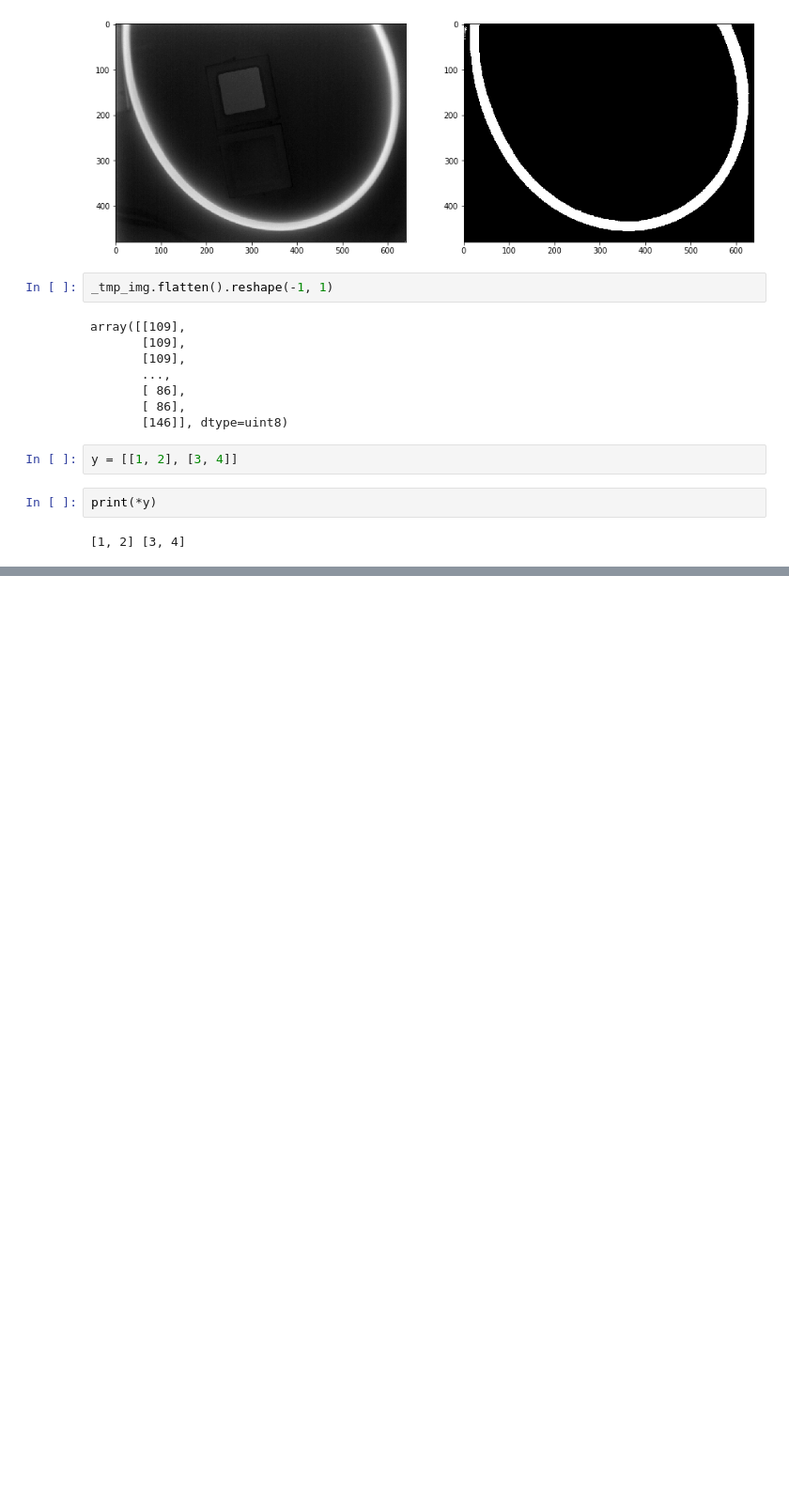
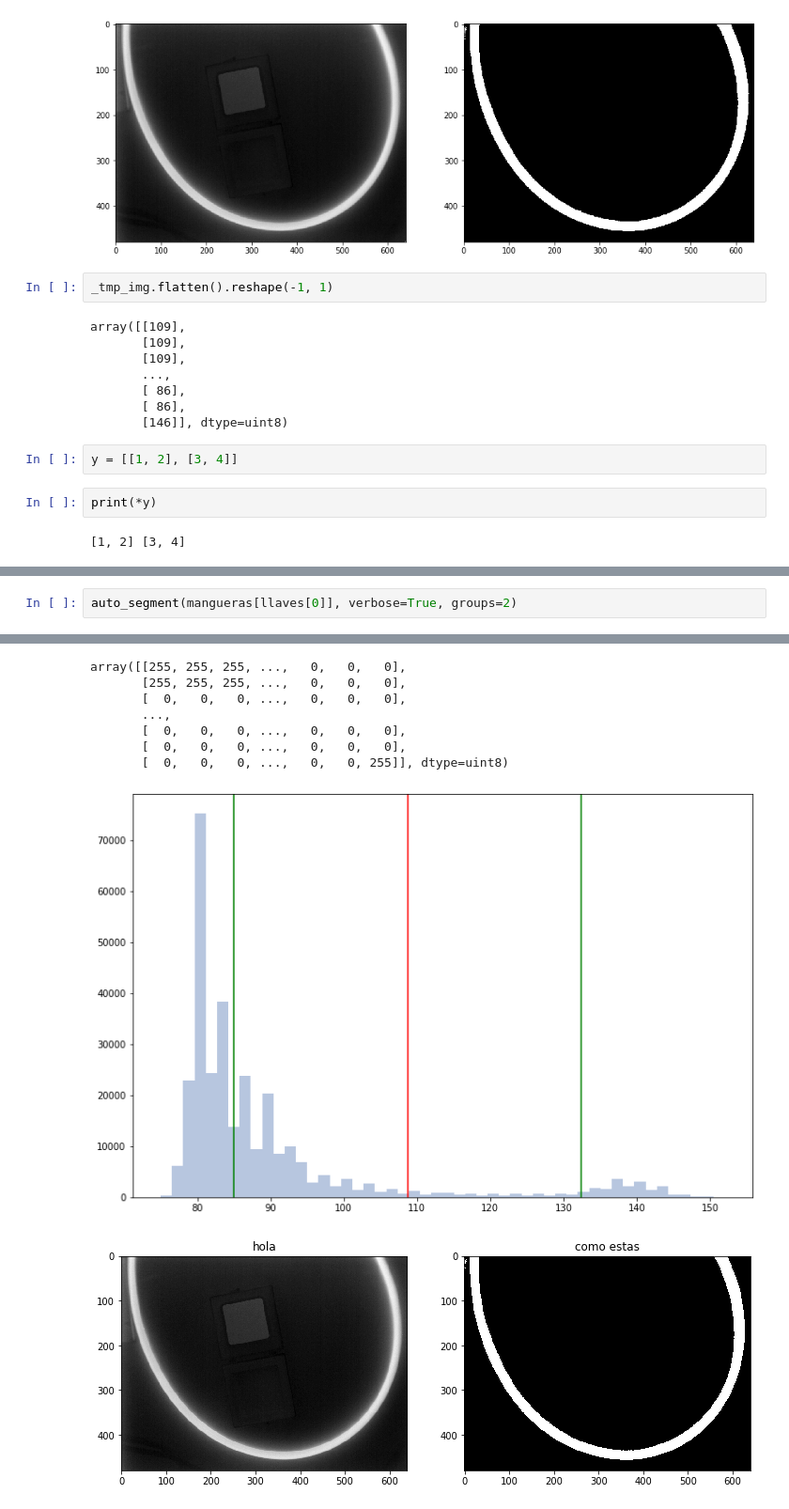
Before and after one commit to Pagutri/ProyectoAsignadoImagenes, a Jupyter notebook: Pregunta1.ipynb, the cells around one changed output, grey strips where cells are left out. Shown at 94% size. Saved outputs shown, nothing was run; the diff lists cells and outputs as text; blank space fills up the shorter version.

```diff
--- a/Pregunta1.ipynb
+++ b/Pregunta1.ipynb
@@ -289,0 +325,3 @@ print(*y)
+# %%
+auto_segment(mangueras[llaves[0]], verbose=True, groups=2)
+# %% [output]
@@ -289,0 +345,9 @@ print(*y)
+array([[255, 255, 255, ...,   0,   0,   0],
+       [255, 255, 255, ...,   0,   0,   0],
+       [  0,   0,   0, ...,   0,   0,   0],
+       ...,
+       [  0,   0,   0, ...,   0,   0,   0],
+       [  0,   0,   0, ...,   0,   0,   0],
+       [  0,   0,   0, ...,   0,   0, 255]], dtype=uint8)
+[figure, added]
+[figure, added]
```
Also changed, not shown: parts of 3 cells of this notebook, 1 other file.
